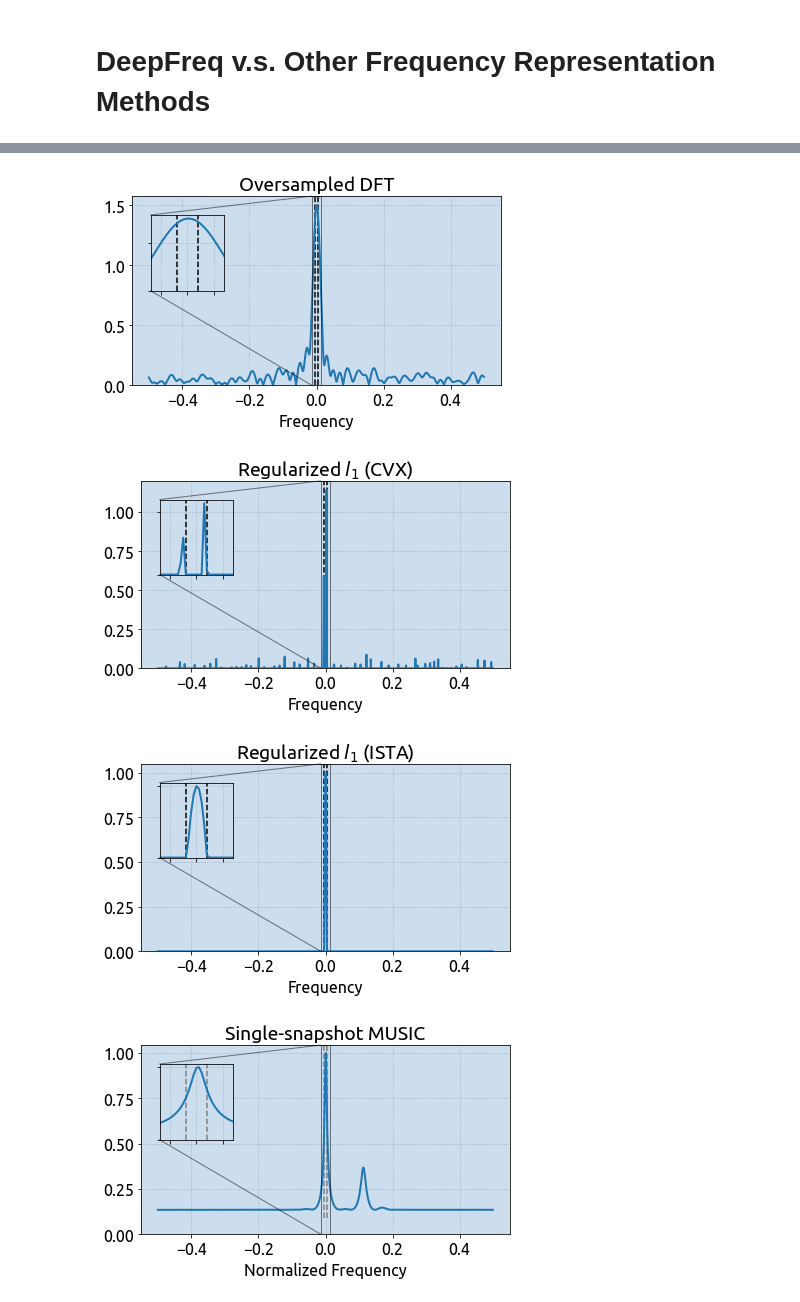
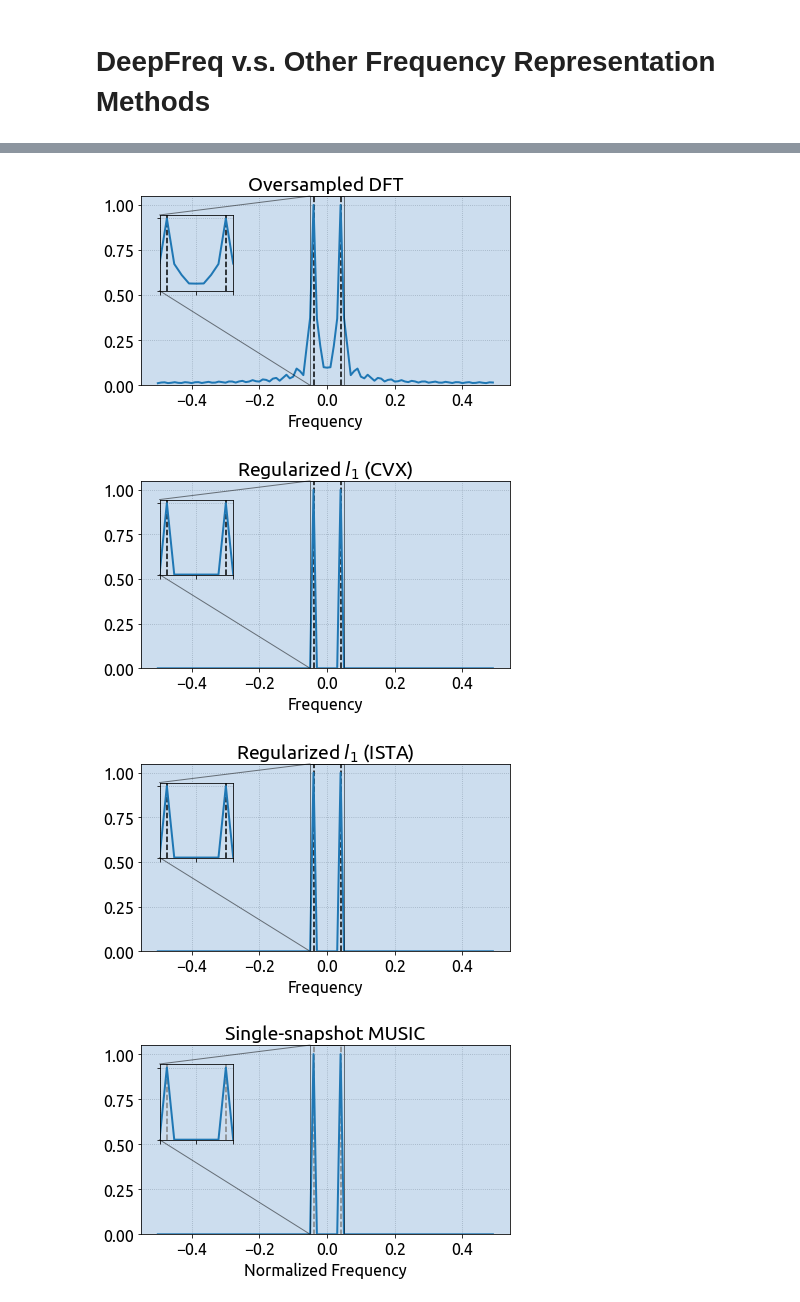
Before and after one commit to ElasticDuckCode/DeepFreq, a Jupyter notebook: FFT_vs_DeepFreq.ipynb, the cells around one changed output, grey strips where cells are left out. Saved outputs shown, nothing was run; the diff lists cells and outputs as text; code cells hidden in the pictures.

```diff
--- a/FFT_vs_DeepFreq.ipynb
+++ b/FFT_vs_DeepFreq.ipynb
@@ -95,15 +77,16 @@ print(fgrid[th_ind])
 
 
 # Signal parameters
-N = 1000
-M = 50
+N = 100 #1000
+M = 70 #50
 c = [1, 1]
-th_ind = [4, 1000-4]
+th_ind = [4, N-4]
 
 # Noise parameters
-sig = 0.25
+sig = 0.0
 
 # Signal
-x, y, n, fgrid = buildOnGridSinusoid(N, M, sig, c, th_ind)
+x, y, n, A, fgrid = buildOnGridSinusoid(N, M, sig, c, th_ind)
+th = fgrid[th_ind]
 print("snr(x,n) = {}".format(snr(x,n)))
 # %% [output]
@@ -235,7 +218,7 @@ ax.indicate_inset_zoom(axins, edgecolor="k")
 plt.tight_layout()
 plt.show()
 # %% [output]
-[figure, old version]
+[figure, new version]
 # %%
 ''' Minimum L1 Norm Solution '''
 def minL1_CVX(y, A, sig):
@@ -281,7 +264,7 @@ ax.indicate_inset_zoom(axins, edgecolor="k")
 plt.tight_layout()
 plt.show()
 # %% [output]
-[figure, old version]
+[figure, new version]
 # %%
 ''' Solving l1 by ISTA '''
 import numpy as np
@@ -339,7 +322,7 @@ ax.indicate_inset_zoom(axins, edgecolor="k")
 plt.tight_layout()
 plt.show()
 # %% [output]
-[figure, old version]
+[figure, new version]
 # %%
 ''' Single Snapshot MUSIC '''
 def ssMusic(y, A, k):
@@ -353,39 +336,39 @@ def ssMusic(y, A, k):
     S_ssm /= S_ssm.max()
     return S_ssm
 # %%
-S_ssm = ssMusic(y, A)
+S_ssm = ssMusic(y, A, len(th))
 # Plot
 plt.rcParams.update({'font.size': 16})
 fig, ax = plt.subplots(figsize=(6,4))
 
 ax.plot(fft.fftshift(fgrid), fft.fftshift(S_ssm), linewidth=2, label='Frequency representation')
 y1, y2 = ax.get_ylim()
 ax.vlines(th, linestyle='--', ymin=y1, ymax=y2, color='gray', label='True frequency')
 ax.set_ylim(0, y2)
 ax.set_xlabel('Normalized Frequency')
 ax.set_title('Single-snapshot MUSIC')
 ax.grid(color='#99AABB', linestyle=':')
 ax.set_facecolor('#CCDDEE')
 
 # Zoomed plot
 axins = ax.inset_axes([0.05, 0.5, 0.2, 0.4])
 axins.plot(fft.fftshift(fgrid), fft.fftshift(S_ssm), linewidth=2, label='Frequency representation')
 y1, y2 = ax.get_ylim()
 axins.vlines(th, linestyle='--', ymin=y1, ymax=y2, color='gray', label='True frequency')
 x1, x2 = th.min()-zoom_space, th.max()+zoom_space
 axins.set_xlim(x1, x2)
 axins.set_ylim(0, y2)
 axins.set_xticklabels('')
 axins.set_yticklabels('')
 axins.grid(color='#99AABB', linestyle=':')
 axins.set_facecolor('#CCDDEE')
 
 ax.indicate_inset_zoom(axins, edgecolor="k")
 
 plt.tight_layout()
 plt.show()
 # %% [output]
-[figure, old version]
+[figure, new version]
 # %%
 ''' Solve with LISTA '''
 def Aop(A, x):
```
Also changed, not shown: parts of 7 cells of this notebook, 3 other files.
